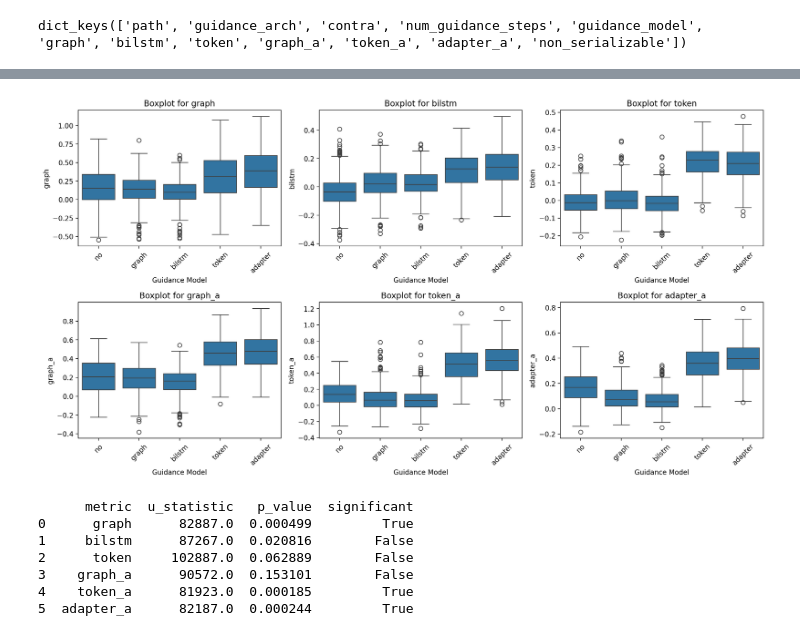
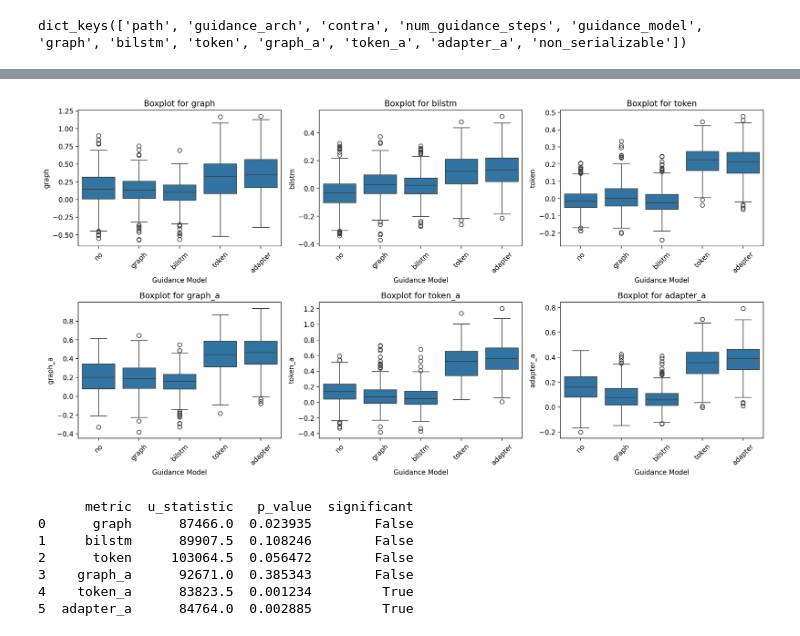
Before and after one commit to maximoskp/GraphMelHarm, a Jupyter notebook: results_analysis.ipynb, the cells around one changed output, grey strips where cells are left out. Cells and saved outputs as stored; diff of their text form; code cells hidden in the pictures.

Commit message:
contra vs non

```diff
--- a/results_analysis.ipynb
+++ b/results_analysis.ipynb
@@ -35,32 +35,46 @@ df.head(10)
 # %%
 import matplotlib.pyplot as plt
 import seaborn as sns
 
-# Get the last 6 columns (metrics)
-metrics = df.columns[-6:].tolist()
+# Restrict the analysis to rows where contrastive training was enabled
+# and select numeric metric columns automatically.
+df_contra = df[df['contra'] == True].copy()
+
+metrics = [
+    col for col in df_contra.columns
+    if col not in {'path', 'guidance_arch', 'contra', 'num_guidance_steps', 'guidance_model'}
+    and pd.api.types.is_numeric_dtype(df_contra[col])
+]
 
 # Create subplots (2 rows x 3 columns)
 fig, axes = plt.subplots(2, 3, figsize=(15, 8))
-axes = axes.flatten()  # Flatten for easier iteration
+axes = axes.flatten()
 
-for idx, metric in enumerate(metrics):
-    sns.boxplot(data=df, x='guidance_model', y=metric, ax=axes[idx])
+for idx, metric in enumerate(metrics[:len(axes)]):
+    sns.boxplot(data=df_contra, x='guidance_model', y=metric, ax=axes[idx])
     axes[idx].set_title(f'Boxplot for {metric}')
     axes[idx].set_xlabel('Guidance Model')
     axes[idx].set_ylabel(metric)
     plt.setp(axes[idx].xaxis.get_majorticklabels(), rotation=45)
 
+for ax in axes[len(metrics):]:
+    fig.delaxes(ax)
+
 plt.tight_layout()
 plt.show()
 # %% [output]
-[figure, old version]
+[figure, new version]
 # %%
 from scipy import stats
 
-metrics = df.columns[-6:].tolist()
+# Use the same filtered subset for the statistical comparison.
+df_filtered = df[df['contra'] == True].copy()
+metrics = [
+    col for col in df_filtered.columns
+    if col not in {'path', 'guidance_arch', 'contra', 'num_guidance_steps', 'guidance_model'}
+    and pd.api.types.is_numeric_dtype(df_filtered[col])
+]
 models_to_compare = ['token', 'adapter']
-
-df_filtered = df[df['guidance_model'].isin(models_to_compare)]
 
 results = []
 for metric in metrics:
@@ -79,9 +93,9 @@ results_df = pd.DataFrame(results)
 print(results_df)
 # %% [output]
       metric  u_statistic   p_value  significant
-0      graph      82887.0  0.000499         True
-1     bilstm      87267.0  0.020816        False
-2      token     102887.0  0.062889        False
-3    graph_a      90572.0  0.153101        False
-4    token_a      81923.0  0.000185         True
-5  adapter_a      82187.0  0.000244         True
+0      graph      87466.0  0.023935        False
+1     bilstm      89907.5  0.108246        False
+2      token     103064.5  0.056472        False
+3    graph_a      92671.0  0.385343        False
+4    token_a      83823.5  0.001234         True
+5  adapter_a      84764.0  0.002885         True
```
Also changed, not shown: parts of 5 cells of this notebook, 1 other file.
